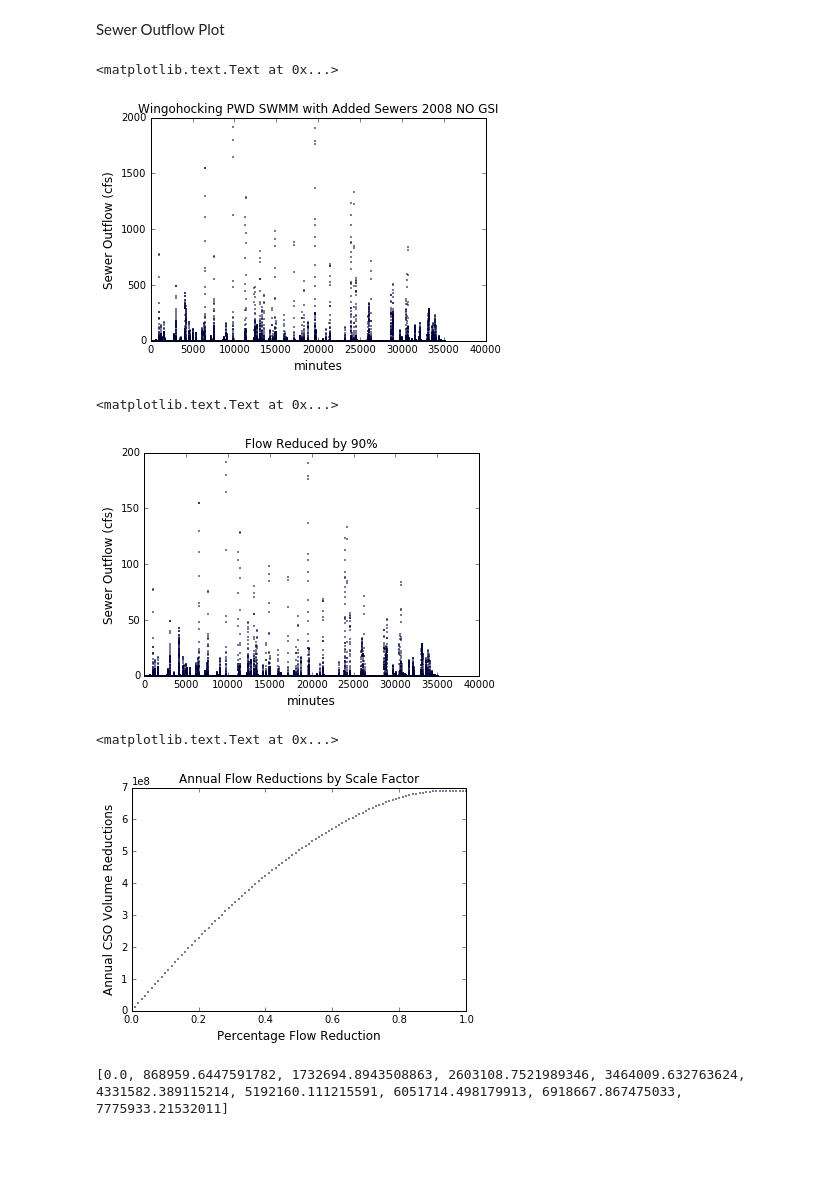
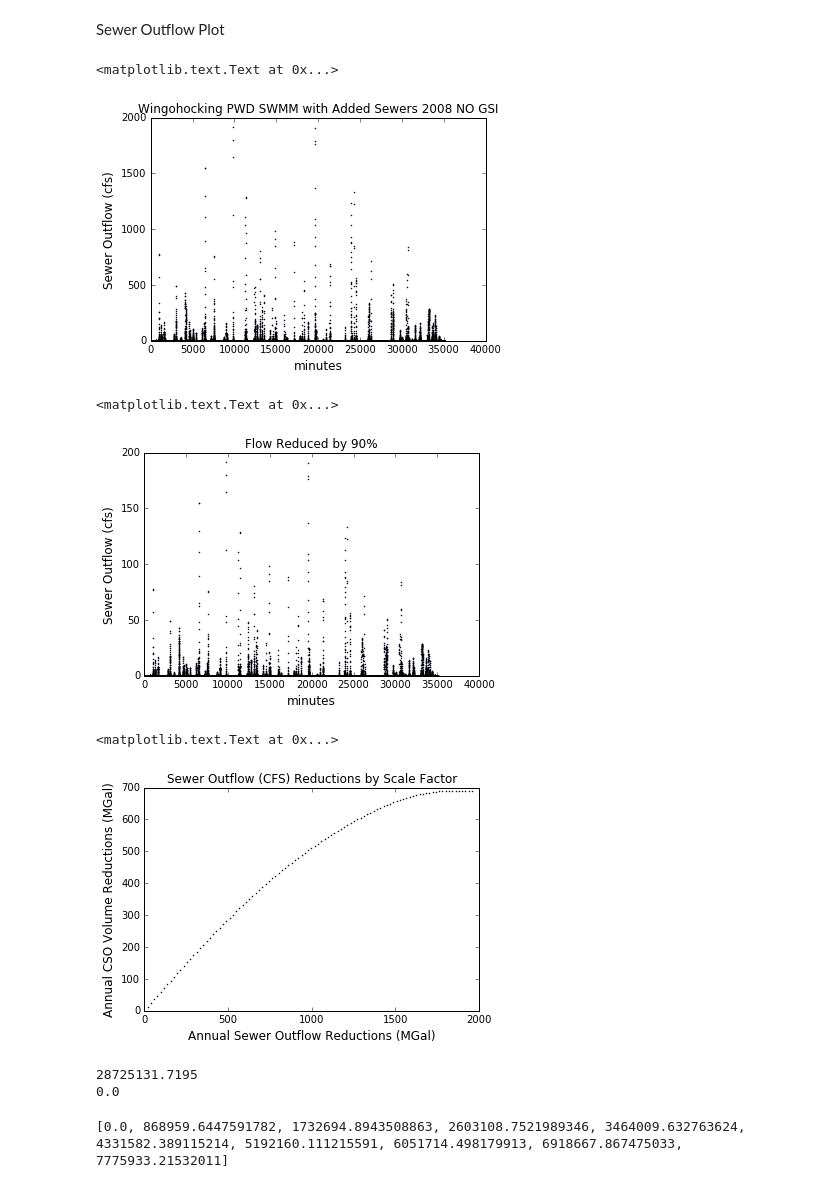
Before and after one commit to amcgarity/SWMMWise, a Jupyter notebook: PWD_Vary_Wakefield_cso_series_plots-AEM.ipynb, the cells around one changed output. Saved outputs shown, nothing was run; the diff lists cells and outputs as text; code cells hidden in the pictures; blank space fills up the shorter version.

Commit message:
AEM ipynb to reduce flows using scale factor

```diff
--- a/PWD_Vary_Wakefield_cso_series_plots-AEM.ipynb
+++ b/PWD_Vary_Wakefield_cso_series_plots-AEM.ipynb
@@ -105,18 +105,18 @@ collectionName = '2008trial4'
 #print db[collectionName]
 results = volume_reduction_and_runoff_volume_vs_lid_number(collectionName)
 outflow_no_lid = results["outflow_series"][0]
-total_outflow_no_cso = sum(outflow_no_cso)
+outflow_no_lid_volume = sum(outflow_no_lid)*900*7.48052 #convert to gallons, 900 seconds in 15 minutes
 length = len(outflow_no_lid)
 x = range(0,length)
 (fig, ax1) = plt.subplots()
 plt.title("Wingohocking PWD SWMM with Added Sewers 2008 NO GSI")
-ax1.plot(x,outflow_no_cso,'ko',color = 'b',markersize = 1)
+ax1.plot(x,outflow_no_lid,'ko',color = 'b',markersize = 1)
 ax1.set_xlabel("minutes",fontsize=12)
 ax1.set_ylabel("Sewer Outflow (cfs)",fontsize=12)
 #plt.savefig('wingo_sewer_outflow_1_year.jpg')
 # %% [output]
 <matplotlib.text.Text at 0x...>
-[figure, old version]
+[figure, new version]
 # %%
 # Scale Sewer Outflow to mimic GSI and plot results
 def scale_flow(outflow_values, scale_factor):
@@ -124,7 +124,7 @@ def scale_flow(outflow_values, scale_factor):
     for flow in outflow_values:
         reduced_flow.append(flow*scale_factor)
     return reduced_flow
-reduced_flow = scale_flow(outflow_no_cso,0.1)
+reduced_flow = scale_flow(outflow_no_lid,0.1)
 length = len(reduced_flow)
 #print reduced_flow
 x = range(0,length)
@@ -135,7 +135,7 @@ ax1.set_xlabel("minutes",fontsize=12)
 ax1.set_ylabel("Sewer Outflow (cfs)",fontsize=12)
 # %% [output]
 <matplotlib.text.Text at 0x...>
-[figure, old version]
+[figure, new version]
 # %%
 def calculate_cso(outflow_values, ratio):
     cso_flow = 0
@@ -159,28 +159,39 @@ def calculate_cso(outflow_values, ratio):
 # %%
 # Generate plot of CSO reductions as no_lid flows are scaled down
 import numpy as np
 x = []
 y = []
-cso_results = calculate_cso(outflow_no_lid,0.05)
+treatment_ratio = 0.05  # CFS/impervious acre for Philadelphia CSO area
+cso_results = calculate_cso(outflow_no_lid,treatment_ratio)
 cso_no_lid_volume = cso_results["cso_volume"]
 for reduction in np.arange(0,1.01,0.01):
     scale_factor = 1.0-reduction
     reduced_flow = scale_flow(outflow_no_lid,scale_factor)
-    cso_results = calculate_cso(reduced_flow,0.05)
+    #outflow_scaled_volume = sum(reduced_flow)*900*7.48052 #convert to gallons, 900 seconds in 15 minutes
+    cso_results = calculate_cso(reduced_flow,treatment_ratio)
+    outflow_scaled_volume = cso_results["tot_volume"]
+    outflow_annual_reduction = outflow_no_lid_volume - outflow_scaled_volume
     cso_scaled_volume = cso_results["cso_volume"]
     cso_annual_reduction = cso_no_lid_volume - cso_scaled_volume
-    #tot_reduced_flow = sum(reduced_flow)
-    #annual_flow_reduction = total_outflow_no_cso - tot_reduced_flow
-    x.append(1.0 - scale_factor)
-    y.append(cso_annual_reduction)
+    #x.append(1.0 - scale_factor)  #  to plot versus fractional flow reduction
+    x.append(outflow_annual_reduction/1e6)  # plot in million gallons
+    y.append(cso_annual_reduction/1e6)         # plot in million gallons
+
 (fig, ax1) = plt.subplots()
-plt.title("Annual Flow Reductions by Scale Factor")
+plt.title("Sewer Outflow (CFS) Reductions by Scale Factor")
 ax1.plot(x,y,'ko',color = 'b',markersize = 1)
-ax1.set_xlabel("Percentage Flow Reduction",fontsize=12)
-ax1.set_ylabel("Annual CSO Volume Reductions",fontsize=12)
+#ax1.set_xlabel("Fractional Flow Reduction",fontsize=12)
+ax1.set_xlabel("Annual Sewer Outflow Reductions (MGal)",fontsize=12)
+ax1.set_ylabel("Annual CSO Volume Reductions (MGal)",fontsize=12)
 # %% [output]
 <matplotlib.text.Text at 0x...>
-[figure, old version]
+[figure, new version]
+# %%
+print cso_no_lid_volume
+print cso_scaled_volume
+# %% [output]
+28725131.7195
+0.0
 # %%
 # generates plot of cso reduction
 cso_list = []
```
